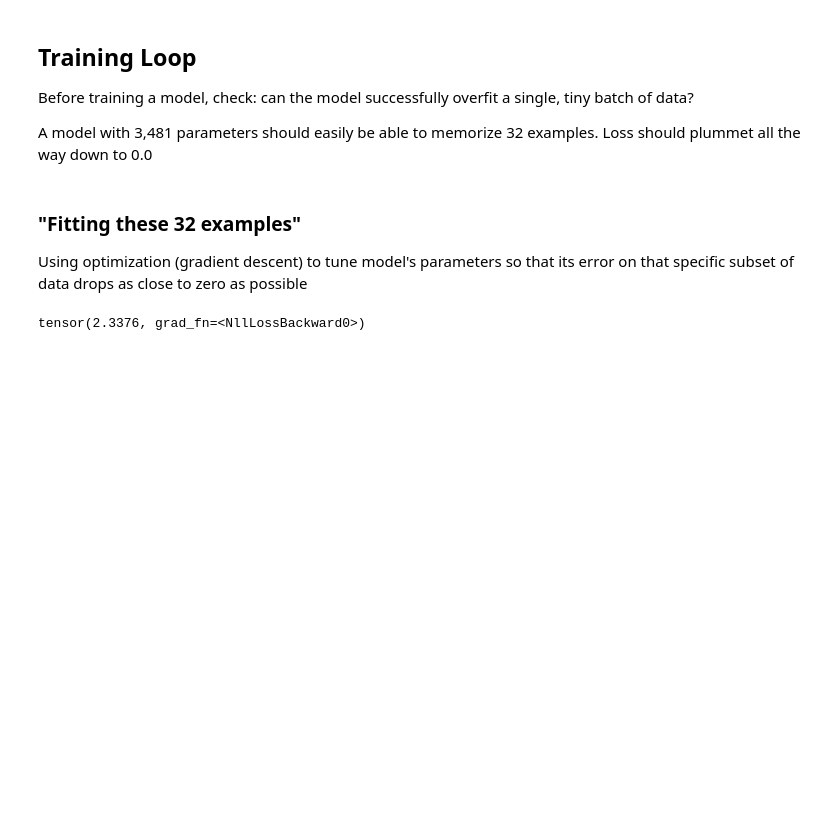
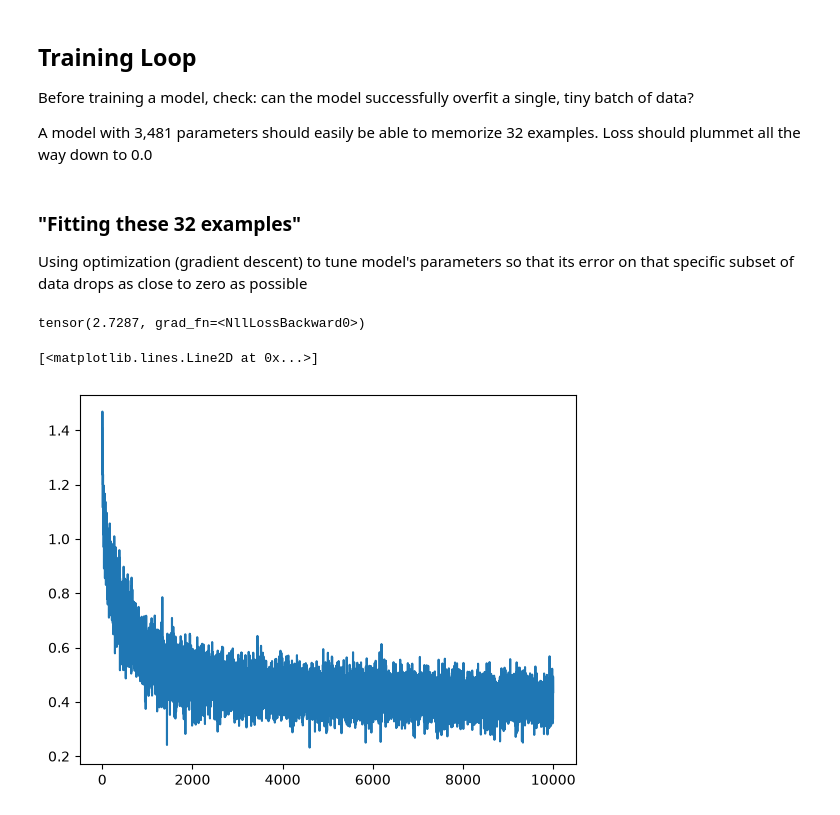
Before and after one commit to klrze/nn-zero-to-hero, a Jupyter notebook: makemore/makemore_mlp.ipynb, the cells around one changed output. Cells and saved outputs as stored; diff of their text form; code cells hidden in the pictures; blank space fills up the shorter version.

```diff
--- a/makemore/makemore_mlp.ipynb
+++ b/makemore/makemore_mlp.ipynb
@@ -163,9 +199,9 @@ X.shape, Y.shape  # dataset
 # %%
 g = torch.Generator().manual_seed(2147483647)   # for reproducibility
-C = torch.randn((27, 2), generator=g)           # embdedding table          | shape: (27 chars, 2 embedding features each)
-W1 = torch.randn((6, 100), generator=g)         # hidden layer weights      | (6 input features, 100 hidden neurons)
-b1 = torch.randn(100, generator=g)              # hidden layer bias         | 100 values, 1 for each hidden neuron
-W2 = torch.randn((100, 27), generator=g)        # output layer weights      | (100 inputs coming in, 27 chars)
+C = torch.randn((27, 10), generator=g)           # embdedding table          | shape: (27 chars, 2 embedding features each)
+W1 = torch.randn((30, 200), generator=g)         # hidden layer weights      | (6 input features, 100 hidden neurons)
+b1 = torch.randn(200, generator=g)              # hidden layer bias         | 100 values, 1 for each hidden neuron
+W2 = torch.randn((200, 27), generator=g)        # output layer weights      | (100 inputs coming in, 27 chars)
 b2 = torch.randn(27, generator=g)               # output layer bias         | 27 values, one for each char
 # optimizer - when training model, instead of individually updating each matrix, this list can tune everything at once
 parameters = [C, W1, b1, W2, b2]
@@ -201,22 +235,23 @@ Using optimization (gradient descent) to tune model's parameters so that its err
 # %%
 lre = torch.linspace(-3, 0, 1000)
 lrs = 10**lre
+# %%
+# keeping track of learning weight and resulting losses
+lri = []
+lossi = []
+stepi =[]
 # %%
-# keeping track of learning weight and resulting losses
-lri = []
-lossi = []
 
-
-for i in range(1000):
+for i in range(10000):
 
     # mini-batch constructor
-    ix = torch.randint(0, X.shape[0], (32, ))
+    ix = torch.randint(0, Xtr.shape[0], (32, ))
 
     # forward pass
-    emb = C[X[ix]] # (32, 3, 2)
-    h = torch.tanh(emb.view(-1, 6) @ W1 + b1)
+    emb = C[Xtr[ix]] # (32, 3, 2)
+    h = torch.tanh(emb.view(-1, 30) @ W1 + b1)
     logits = h @ W2 + b2
-    loss = F.cross_entropy(logits, Y[ix])
+    loss = F.cross_entropy(logits, Ytr[ix])
     # print(loss.item())
 
 # backward pass
@@ -231,10 +266,16 @@ for i in range(1000):
 
     # track stats
     # lri.append(lre[i])
-    # lossi.append(loss.item())
+    stepi.append(i)
+    lossi.append(loss.log10().item())
 
 loss
 
 # can't get to exactly zero | "..." --> predicting several chars
 # %% [output]
-tensor(2.3376, grad_fn=<NllLossBackward0>)
+tensor(2.7287, grad_fn=<NllLossBackward0>)
+# %%
+plt.plot(stepi, lossi)
+# %% [output]
+[<matplotlib.lines.Line2D at 0x...>]
+[figure, added]
```
Also changed, not shown: parts of 24 cells of this notebook.
